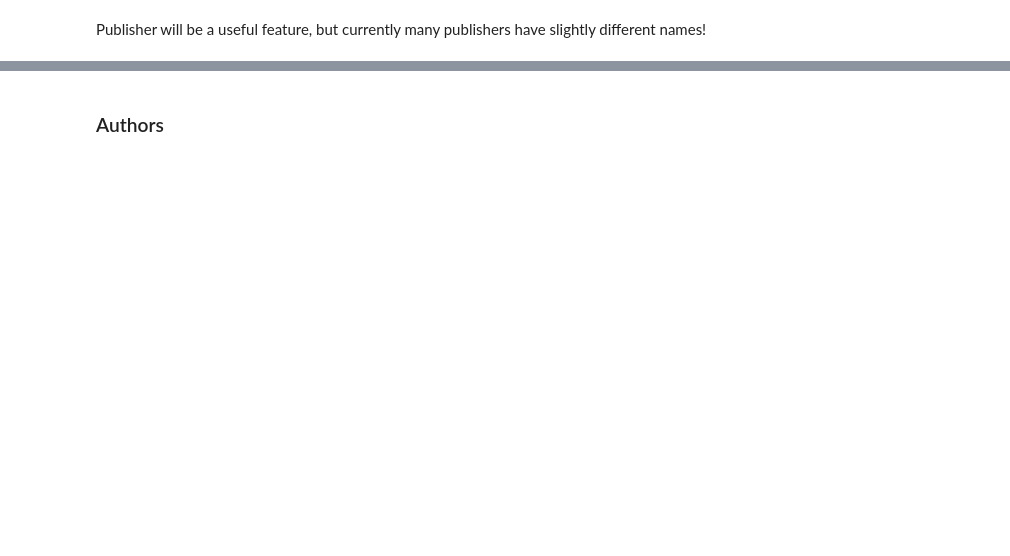
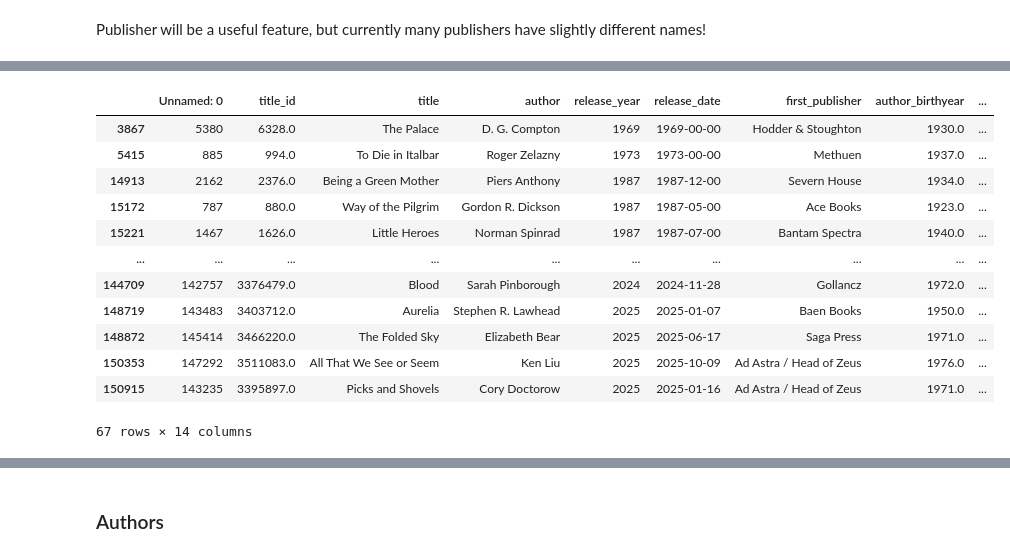
Before and after one commit to Erdos-Projects/summer26-nomination-worthy-books, a Jupyter notebook: exploratory-data-analysis/dataset-eda.ipynb, the cells around one changed output, grey strips where cells are left out. Saved outputs shown, nothing was run; the diff lists cells and outputs as text; code cells hidden in the pictures; blank space fills up the shorter version.

```diff
--- a/exploratory-data-analysis/dataset-eda.ipynb
+++ b/exploratory-data-analysis/dataset-eda.ipynb
@@ -90,3 +144,19 @@ Name: proportion, Length: 262, dtype: float64
+# %%
+books[books['tags'].isna()][books['locus']]
+# %% [output]
+|  | Unnamed: 0 | title_id | title | author | release_year | release_date | first_publisher | author_birthyear | ... |
+| 3867 | 5380 | 6328.0 | The Palace | D. G. Compton | 1969 | 1969-00-00 | Hodder & Stoughton | 1930.0 | ... |
+| 5415 | 885 | 994.0 | To Die in Italbar | Roger Zelazny | 1973 | 1973-00-00 | Methuen | 1937.0 | ... |
+| 14913 | 2162 | 2376.0 | Being a Green Mother | Piers Anthony | 1987 | 1987-12-00 | Severn House | 1934.0 | ... |
+| 15172 | 787 | 880.0 | Way of the Pilgrim | Gordon R. Dickson | 1987 | 1987-05-00 | Ace Books | 1923.0 | ... |
+| 15221 | 1467 | 1626.0 | Little Heroes | Norman Spinrad | 1987 | 1987-07-00 | Bantam Spectra | 1940.0 | ... |
+| ... | ... | ... | ... | ... | ... | ... | ... | ... | ... |
+| 144709 | 142757 | 3376479.0 | Blood | Sarah Pinborough | 2024 | 2024-11-28 | Gollancz | 1972.0 | ... |
+| 148719 | 143483 | 3403712.0 | Aurelia | Stephen R. Lawhead | 2025 | 2025-01-07 | Baen Books | 1950.0 | ... |
+| 148872 | 145414 | 3466220.0 | The Folded Sky | Elizabeth Bear | 2025 | 2025-06-17 | Saga Press | 1971.0 | ... |
+| 150353 | 147292 | 3511083.0 | All That We See or Seem | Ken Liu | 2025 | 2025-10-09 | Ad Astra / Head of Zeus | 1976.0 | ... |
+| 150915 | 143235 | 3395897.0 | Picks and Shovels | Cory Doctorow | 2025 | 2025-01-16 | Ad Astra / Head of Zeus | 1971.0 | ... |
+67 rows × 14 columns
 # %%
 nonfinalists['first_publisher'].value_counts(normalize=True)#.reset_index(name='counts').set_index('first_publisher').plot.pie(y='counts', legend=False)
 # %% [output]
```
Also changed, not shown: parts of 64 cells of this notebook, 1 other file.
